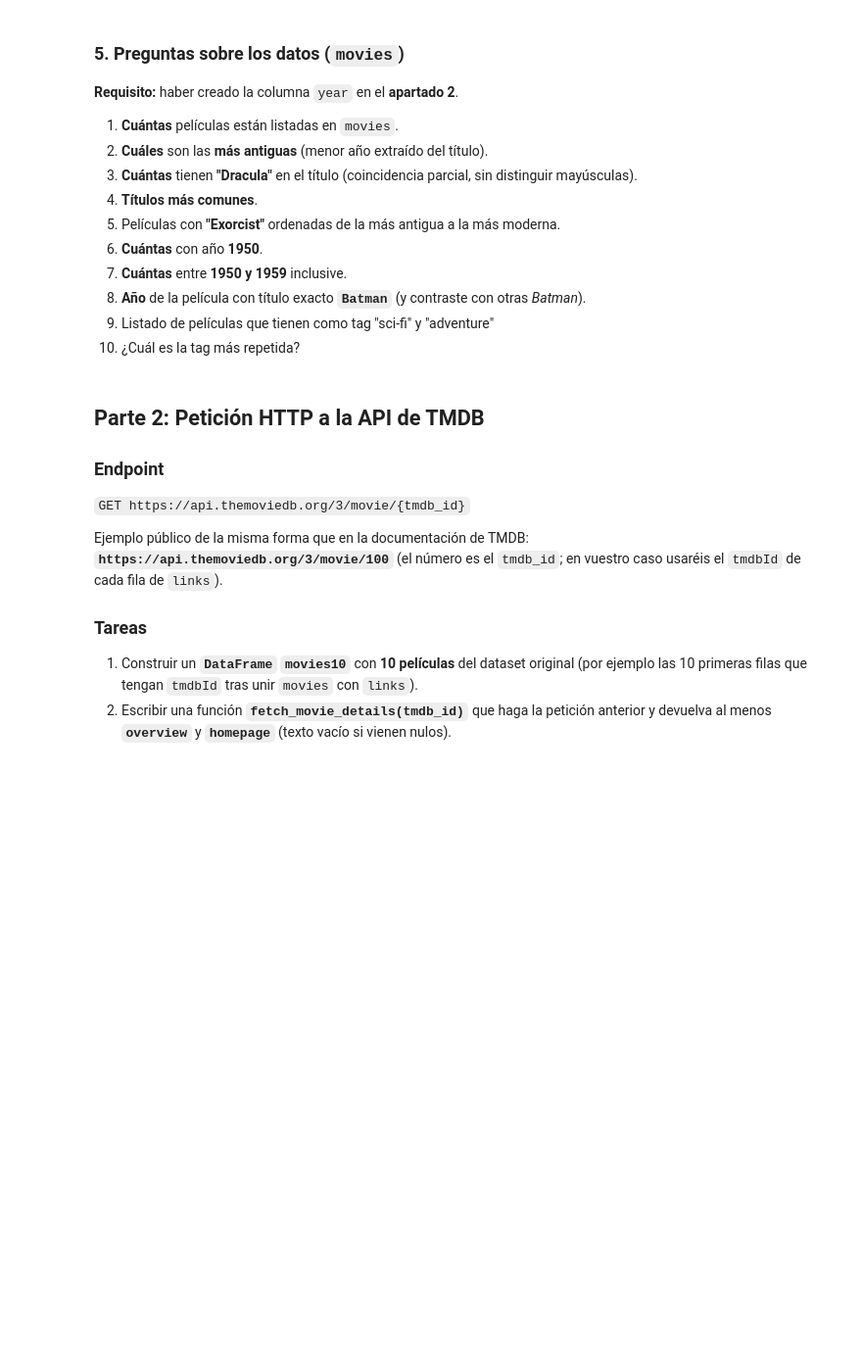
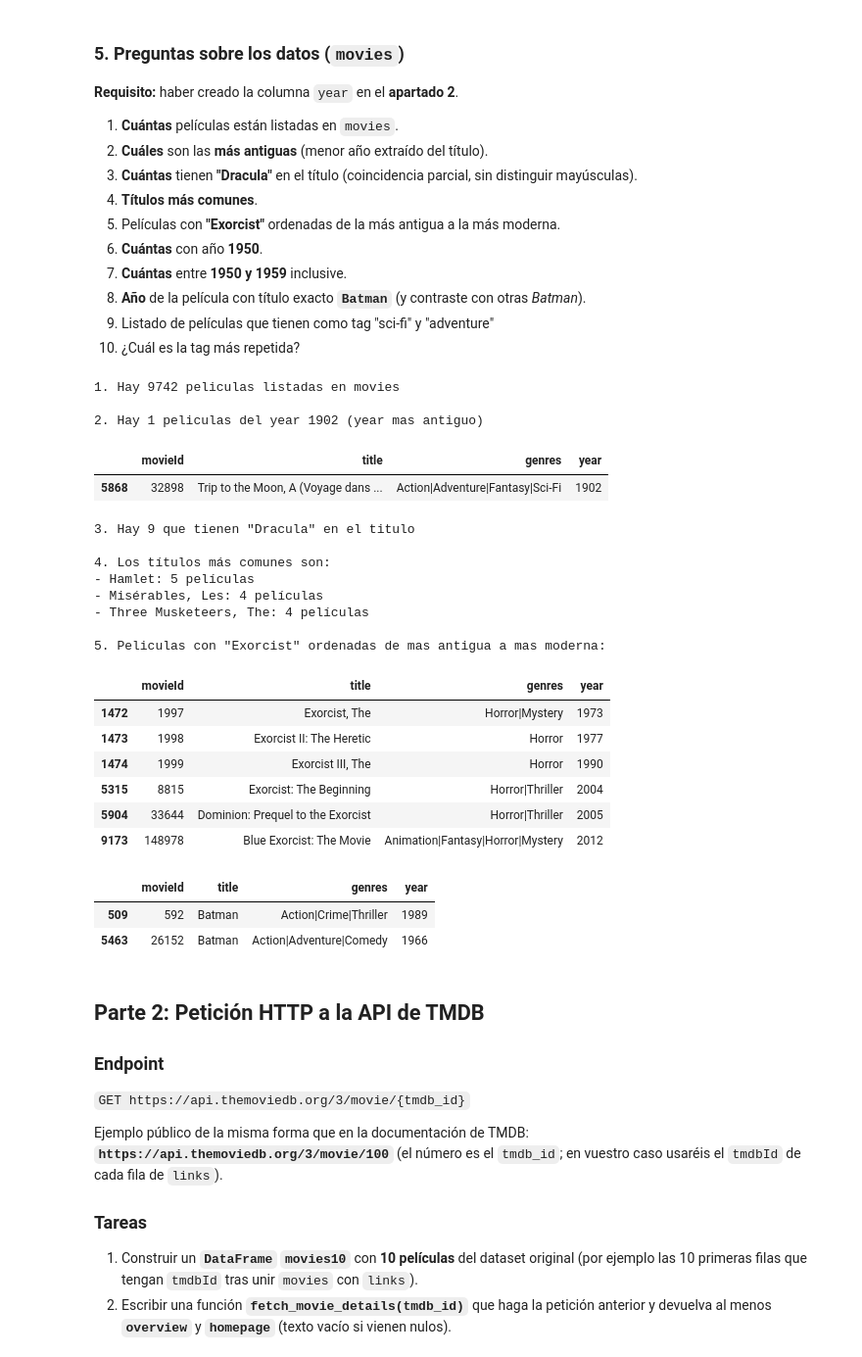
Before and after one commit to xFloki/tc-catalogo-peliculas-team-8, a Jupyter notebook: Team_Challenge_sprint03_04.ipynb, the cells around one changed output. Shown at 98% size. Drawn from its saved outputs; the diff is of its cells as text; code cells hidden in the pictures; blank space fills up the shorter version.

```diff
--- a/Team_Challenge_sprint03_04.ipynb
+++ b/Team_Challenge_sprint03_04.ipynb
@@ -260,6 +267,64 @@ display(comparacion)
 10. ¿Cuál es la tag más repetida?
 # %%
 # --- Apartado 5: Preguntas sobre `movies` ---
+movies_count = df_movies['movieId'].nunique()
+print(f'1. Hay {movies_count} peliculas listadas en movies')
+
+min_year = df_movies['year'].min()
+movies_antiguas = df_movies[df_movies['year'] == min_year]
+print(f'\n2. Hay {len(movies_antiguas)} peliculas del year {min_year} (year mas antiguo)')
+
+display(movies_antiguas)
+movies_dracula = int(df_movies['title'].str.contains('Dracula', case=False, na=False).sum())
+print(f'3. Hay {movies_dracula} que tienen "Dracula" en el titulo')
+
+titulo_comun = df_movies['title'].value_counts()
+print('\n4. Los títulos más comunes son:')
+for titulo, cantidad in titulo_comun.head(3).items():
+    print(f"- {titulo}: {cantidad} películas")
+
+print('\n5. Peliculas con "Exorcist" ordenadas de mas antigua a mas moderna:')
+movies_exorcist = df_movies[df_movies['title'].str.contains('Exorcist', case=False, na=False)].sort_values('year')
+display(movies_exorcist)
+
+print('\n6. Peliculas con "Exorcist" ordenadas de mas antigua a mas moderna:')
+movies_1950 = int((df_movies['year'] == 1950).sum())
+movies_1950
+
+print('\n7. Peliculas con "Exorcist" ordenadas de mas antigua a mas moderna:')
+movies_range = int(df_movies['year'].between(1950, 1959).sum())
+movies_range
+
+print('\n8. Peliculas con "Exorcist" ordenadas de mas antigua a mas moderna:')
+
+print('\n9. Peliculas con "Exorcist" ordenadas de mas antigua a mas moderna:')
+
+print('\n10. Peliculas con "Exorcist" ordenadas de mas antigua a mas moderna:')
+df_movies[df_movies['title'] == 'Batman']
+# %% [output]
+1. Hay 9742 peliculas listadas en movies
+
+2. Hay 1 peliculas del year 1902 (year mas antiguo)
+|  | movieId | title | genres | year |
+| 5868 | 32898 | Trip to the Moon, A (Voyage dans ... | Action|Adventure|Fantasy|Sci-Fi | 1902 |
+3. Hay 9 que tienen "Dracula" en el titulo
+
+4. Los títulos más comunes son:
+- Hamlet: 5 películas
+- Misérables, Les: 4 películas
+- Three Musketeers, The: 4 películas
+
+5. Peliculas con "Exorcist" ordenadas de mas antigua a mas moderna:
+|  | movieId | title | genres | year |
+| 1472 | 1997 | Exorcist, The | Horror|Mystery | 1973 |
+| 1473 | 1998 | Exorcist II: The Heretic | Horror | 1977 |
+| 1474 | 1999 | Exorcist III, The | Horror | 1990 |
+| 5315 | 8815 | Exorcist: The Beginning | Horror|Thriller | 2004 |
+| 5904 | 33644 | Dominion: Prequel to the Exorcist | Horror|Thriller | 2005 |
+| 9173 | 148978 | Blue Exorcist: The Movie | Animation|Fantasy|Horror|Mystery | 2012 |
+|  | movieId | title | genres | year |
+| 509 | 592 | Batman | Action|Crime|Thriller | 1989 |
+| 5463 | 26152 | Batman | Action|Adventure|Comedy | 1966 |
 # %% [markdown]
 ## Parte 2: Petición HTTP a la API de TMDB
 
```
Also changed, not shown: parts of 2 cells of this notebook, 1 other file.
